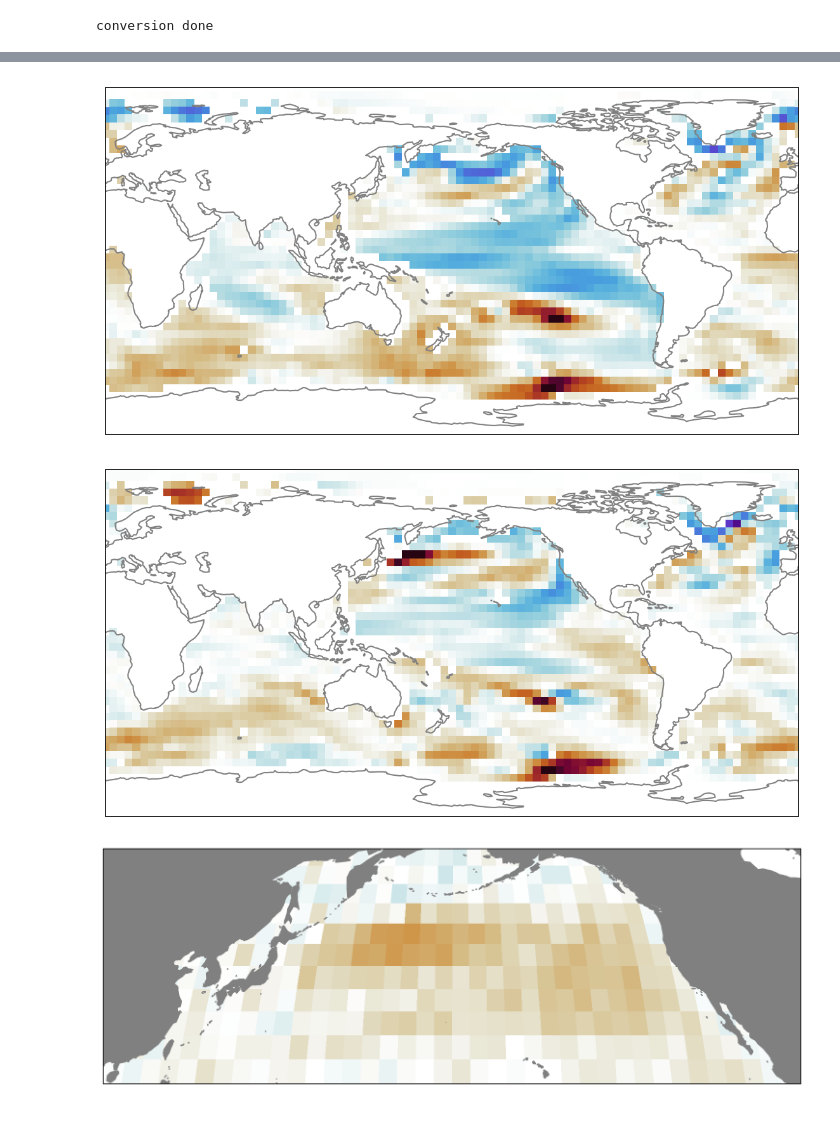
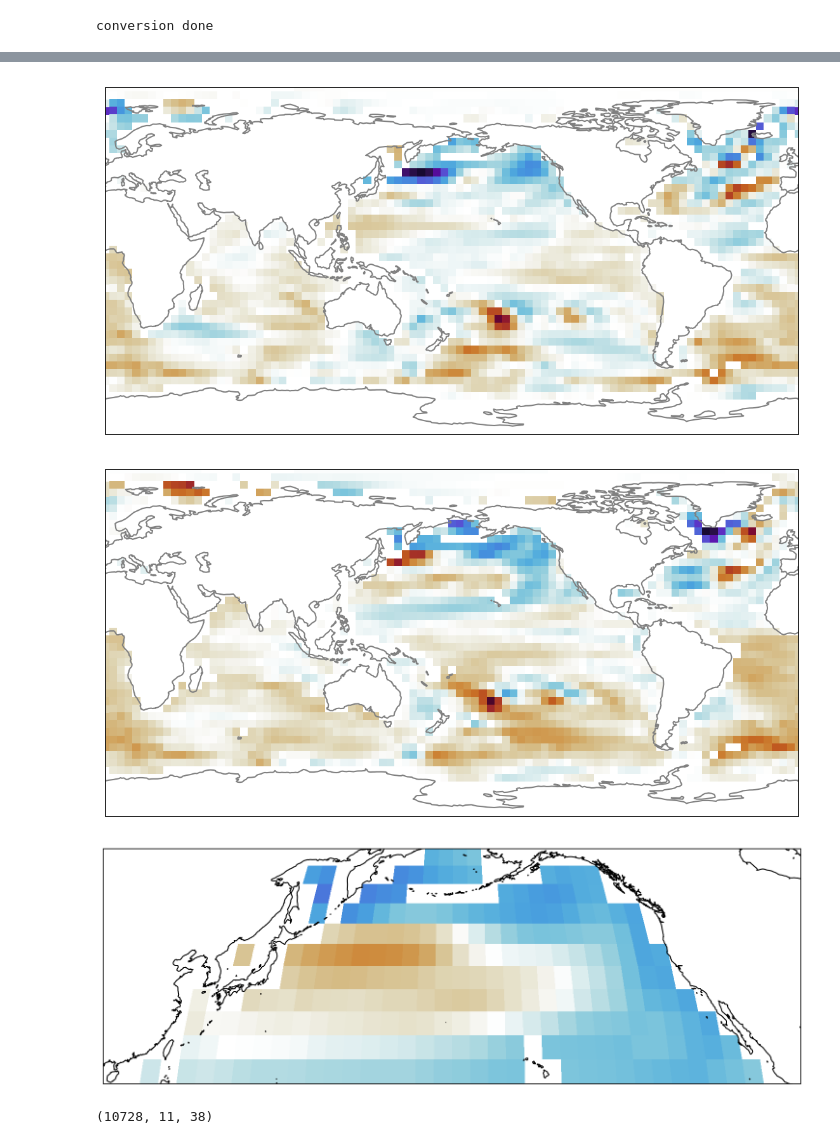
Before and after one commit to emily-gordy/NPac_MultiYear_SkillComponentAnalysis, a Jupyter notebook: supplemental/Figure1.ipynb, the cells around one changed output, grey strips where cells are left out. Drawn from its saved outputs; the diff is of its cells as text; code cells hidden in the pictures.

```diff
--- a/supplemental/Figure1.ipynb
+++ b/supplemental/Figure1.ipynb
@@ -117,32 +117,39 @@ inlon = np.arange(0+inres,360+inres,inres)
 plt.figure(figsize = (10,4))
 
 a=plt.subplot(1,1,1,projection=ccrs.PlateCarree(central_longitude=180))
-a.pcolormesh(inlon,inlat,inputval[0,:,:,0],vmin=-1.5,vmax=1.5,cmap=cmr.fusion_r,transform=ccrs.PlateCarree())
+a.pcolormesh(inlon,inlat,inputval[67,:,:,0],vmin=-1.5,vmax=1.5,cmap=cmr.fusion_r,transform=ccrs.PlateCarree())
 a.coastlines(color='gray')
 
 plt.tight_layout()
+plt.savefig("../figures/Fig1map1.png",dpi=300)
 plt.show()
 
 plt.figure(figsize = (10,4))
 
 a=plt.subplot(1,1,1,projection=ccrs.PlateCarree(central_longitude=180))
-a.pcolormesh(inlon,inlat,inputval[0,:,:,1],vmin=-1.5,vmax=1.5,cmap=cmr.fusion_r,transform=ccrs.PlateCarree())
+a.pcolormesh(inlon,inlat,inputval[67,:,:,1],vmin=-1.5,vmax=1.5,cmap=cmr.fusion_r,transform=ccrs.PlateCarree())
 a.coastlines(color='gray')
 
 plt.tight_layout()
+plt.savefig("../figures/Fig1map2.png",dpi=300)
 plt.show()
 # %% [output]
-[figure, old version]
+[figure, new version]
-[figure, old version]
+[figure, new version]
 # %%
 plt.figure(figsize = (10,4))
 
 a=plt.subplot(1,1,1,projection=projection)
-a.pcolormesh(lon,lat,y_pred_val[0,:,:],vmin=-3,vmax=3,cmap=cmr.fusion_r,transform=ccrs.PlateCarree())
-a.coastlines(color='gray')
-a.add_feature(cfeature.NaturalEarthFeature('physical', 'land', '110m', edgecolor='face', facecolor="gray"))
+a.pcolormesh(lon,lat,y_pred_val[67,:,:],vmin=-0.7,vmax=0.7,cmap=cmr.fusion_r,transform=ccrs.PlateCarree())
+a.coastlines(color='black')
+#a.add_feature(cfeature.NaturalEarthFeature('physical', 'land', '110m', edgecolor='face', facecolor="gray"))
 
 plt.tight_layout()
+plt.savefig("../figures/Fig1outputmap.png",dpi=300)
 plt.show()
 # %% [output]
-[figure, old version]
+[figure, new version]
+# %%
+y_pred_val.shape
+# %% [output]
+(10728, 11, 38)
```
Also changed, not shown: parts of 1 cell of this notebook, 5 other files.
